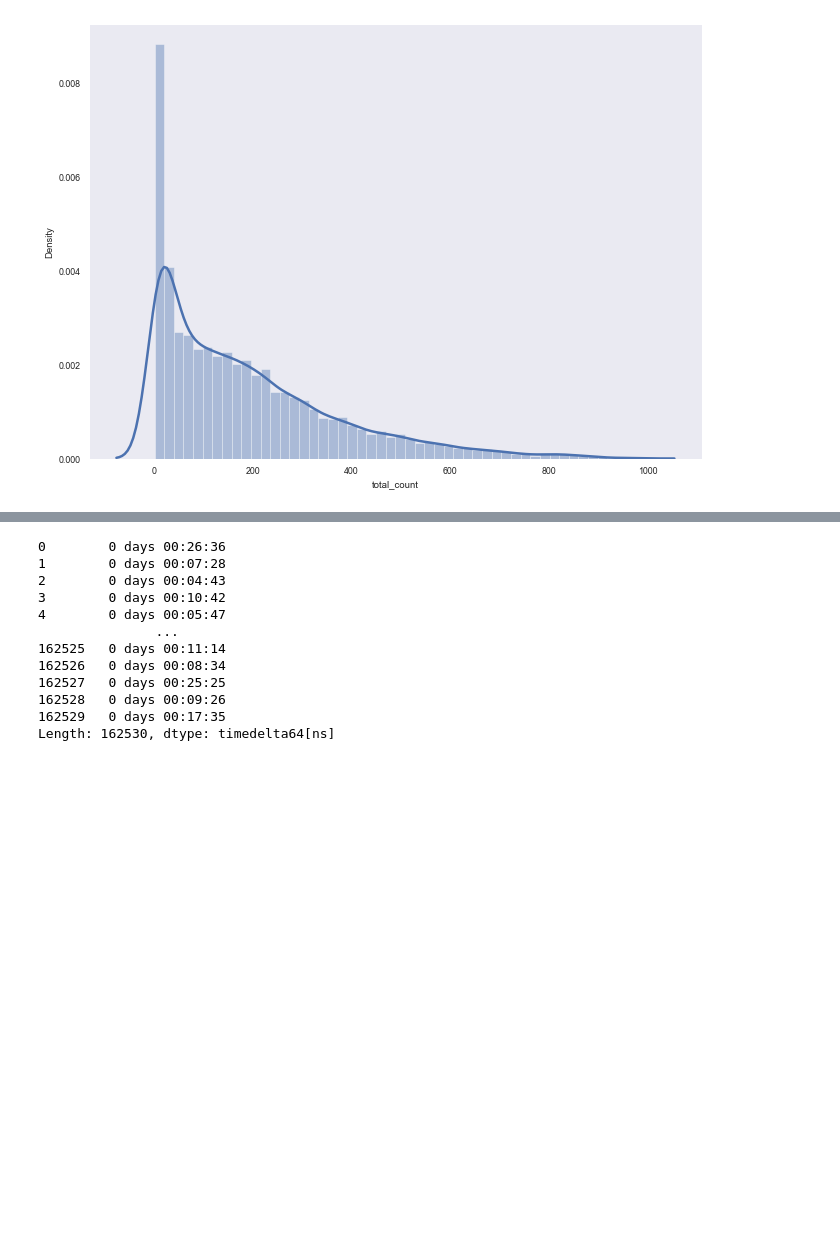
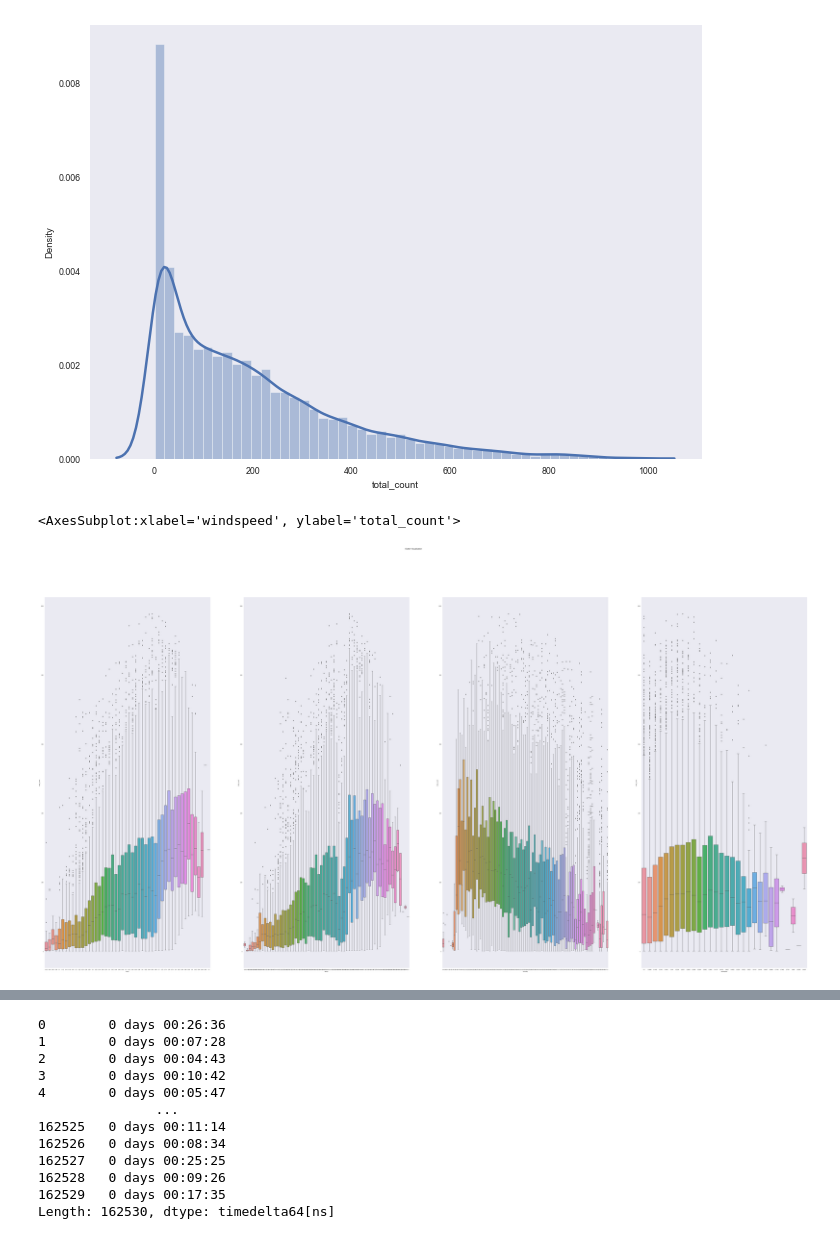
Before and after one commit to shekharbiswas/antelope, a Jupyter notebook: bikesharing.ipynb, the cells around one changed output, grey strips where cells are left out. Cells and saved outputs as stored; diff of their text form; code cells hidden in the pictures; blank space fills up the shorter version.

Commit message:
outlier_2

```diff
--- a/bikesharing.ipynb
+++ b/bikesharing.ipynb
@@ -252,6 +252,31 @@ ax.set(title = 'Weekend / Not weekend hourly distibution of bik rentals',ylabel=
 sns.distplot(hdf.total_count);
 # %% [output]
 [figure]
+# %%
+f, ax = plt.subplots(1, 4, figsize=(100, 50))
+sns.set_theme(style="darkgrid", palette="pastel")
+f.suptitle('Outlier Visualisation', fontsize=14)
+
+#f.subplots_adjust(top=0.85, wspace=0.3)
+
+sns.boxplot(x="temp", y="total_count", data=hdf, ax=ax[0])
+sns.boxplot(x="atemp", y="total_count", data=hdf, ax=ax[1])
+sns.boxplot(x="humidity", y="total_count", data=hdf, ax=ax[2])
+sns.boxplot(x="windspeed", y="total_count", data=hdf, ax=ax[3])
+
+
+#ax[0].set_xlabel("Wine Quality Class",size = 12,alpha=0.8)
+#ax[0].set_ylabel("Total count",size = 12,alpha=0.8)
+
+#sns.boxplot(x="wine_type", y="sulphates", data=wines, ax=ax[1])
+
+
+
+#ax[1].set_xlabel("Wine Quality Class",size = 12,alpha=0.8)
+#ax[1].set_ylabel("Wine Alcohol %",size = 12,alpha=0.3)
+# %% [output]
+<AxesSubplot:xlabel='windspeed', ylabel='total_count'>
+[figure, added]
 # %%
 hdf.describe()
 # %% [output]
```
Also changed, not shown: parts of 1 cell of this notebook.
